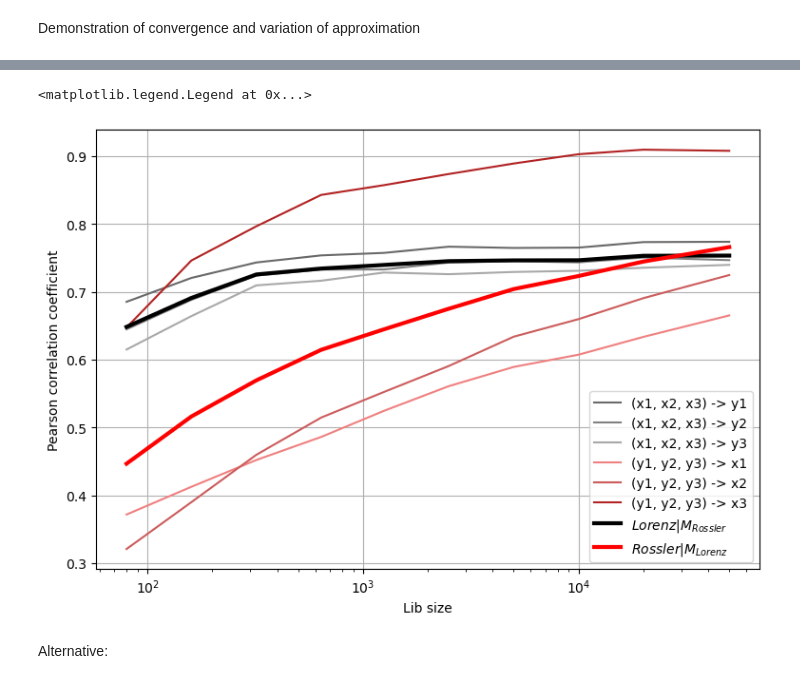
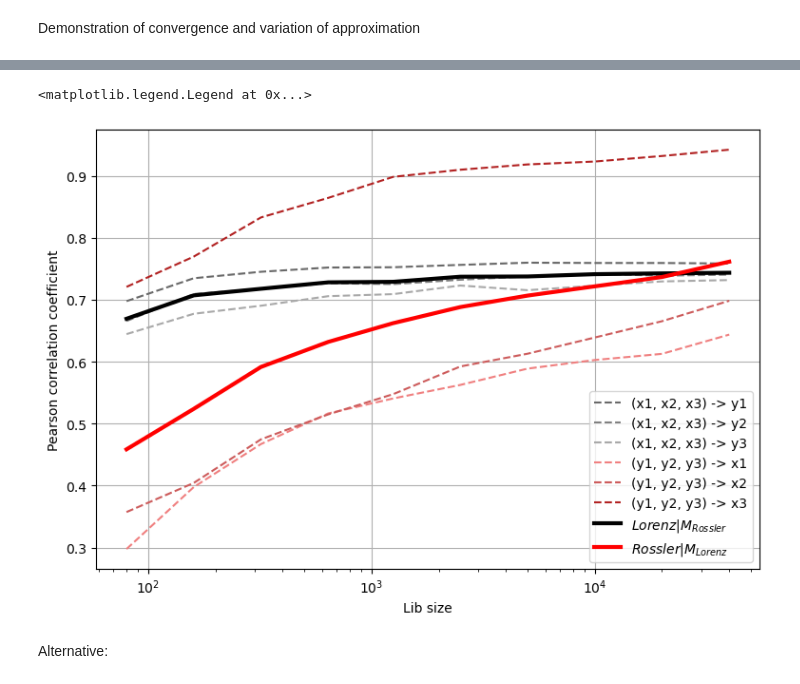
Before and after one commit to z7743/FastCCM, a Jupyter notebook: notebooks/FastCCM usage examples.ipynb, the cells around one changed output, grey strips where cells are left out. Drawn from its saved outputs; the diff is of its cells as text; code cells hidden in the pictures.

```diff
--- a/notebooks/FastCCM usage examples.ipynb
+++ b/notebooks/FastCCM usage examples.ipynb
@@ -11,7 +12,7 @@ ccm = CCM.PairwiseCCM(device="cpu")
 # %% [markdown]
 **CCM for joint Rossler-Lorenz attractor**
 # %%
-X = get_truncated_rossler_lorenz_rand(2000,200000,alpha=6, C=2)
+X = get_truncated_rossler_lorenz_rand(400,40000,alpha=6, C=2)
 # %%
 fig = plt.figure(figsize=(12, 6))
 
@@ -42,5 +43,5 @@ ccm.compute(X[:,3:][None],X[:,:3][None],subset_size=5000,subsample_size=500,excl
 Demonstration of convergence and variation of approximation
 # %%
 conv_test_res = CCM_utils.Functions("cpu").convergence_test(X = X[:,:3][None], Y = X[:,3:][None],
-                                       subset_sizes = [80, 160, 320, 640, 1250, 2500, 5000, 10000, 20000, 50000],
-                                       subsample_size=1000, exclusion_rad=20, tp=0, method="simplex",trials=20, nbrs_num = 5)
+                                       subset_sizes = [80, 160, 320, 640, 1250, 2500, 5000, 10000, 20000,40000],
+                                       subsample_size=1000, exclusion_rad=20, tp=0, method="simplex",trials=20)
@@ -47,31 +53,31 @@ conv_test_res = CCM_utils.Functions("cpu").convergence_test(X = X[:,:3][None], Y
 # %%
 # Plot for (x1, x2, x3) -> y1, y2, y3 using shades of black/gray
 plt.figure(figsize=(9,6))
-plt.plot(conv_test_res["subset_sizes"], conv_test_res["X_to_Y"].mean(axis=1)[:, 0, 0, 0], label="(x1, x2, x3) -> y1", color="dimgray")
-plt.plot(conv_test_res["subset_sizes"], conv_test_res["X_to_Y"].mean(axis=1)[:, 1, 0, 0], label="(x1, x2, x3) -> y2", color="gray")
-plt.plot(conv_test_res["subset_sizes"], conv_test_res["X_to_Y"].mean(axis=1)[:, 2, 0, 0], label="(x1, x2, x3) -> y3", color="darkgray")
+plt.plot(conv_test_res["subset_sizes"], conv_test_res["X_to_Y"].mean(axis=1)[:, 0, 0, 0], "--",label="(x1, x2, x3) -> y1", color="dimgray")
+plt.plot(conv_test_res["subset_sizes"], conv_test_res["X_to_Y"].mean(axis=1)[:, 1, 0, 0], "--",label="(x1, x2, x3) -> y2", color="gray")
+plt.plot(conv_test_res["subset_sizes"], conv_test_res["X_to_Y"].mean(axis=1)[:, 2, 0, 0], "--",label="(x1, x2, x3) -> y3", color="darkgray")
 
 # Plot for (y1, y2, y3) -> x1, x2, x3 using shades of red
-plt.plot(conv_test_res["subset_sizes"], conv_test_res["Y_to_X"].mean(axis=1)[:, 0, 0, 0], label="(y1, y2, y3) -> x1", color="lightcoral")
-plt.plot(conv_test_res["subset_sizes"], conv_test_res["Y_to_X"].mean(axis=1)[:, 1, 0, 0], label="(y1, y2, y3) -> x2", color="indianred")
-plt.plot(conv_test_res["subset_sizes"], conv_test_res["Y_to_X"].mean(axis=1)[:, 2, 0, 0], label="(y1, y2, y3) -> x3", color="firebrick")
+plt.plot(conv_test_res["subset_sizes"], conv_test_res["Y_to_X"].mean(axis=1)[:, 0, 0, 0], "--", label="(y1, y2, y3) -> x1", color="lightcoral")
+plt.plot(conv_test_res["subset_sizes"], conv_test_res["Y_to_X"].mean(axis=1)[:, 1, 0, 0], "--",label="(y1, y2, y3) -> x2", color="indianred")
+plt.plot(conv_test_res["subset_sizes"], conv_test_res["Y_to_X"].mean(axis=1)[:, 2, 0, 0], "--",label="(y1, y2, y3) -> x3", color="firebrick")
 
 plt.plot(conv_test_res["subset_sizes"], conv_test_res["X_to_Y"].mean(axis=1)[:,:,0,0].mean(axis=1),
         label="$Lorenz|M_{Rossler}$",
         lw=3,c="black")
 
 plt.plot(conv_test_res["subset_sizes"], conv_test_res["Y_to_X"].mean(axis=1)[:,:,0,0].mean(axis=1),
         label="$Rossler|M_{Lorenz}$",
         lw=3,c="red",
         )
 plt.xscale("log")
 plt.xlabel("Lib size")
 plt.ylabel("Pearson correlation coefficient")
 plt.grid()
 plt.legend()
 # %% [output]
 <matplotlib.legend.Legend at 0x...>
-[figure, old version]
+[figure, new version]
 # %% [markdown]
 Alternative:
 # %%
```
Also changed, not shown: parts of 34 cells of this notebook, 2 other files.
